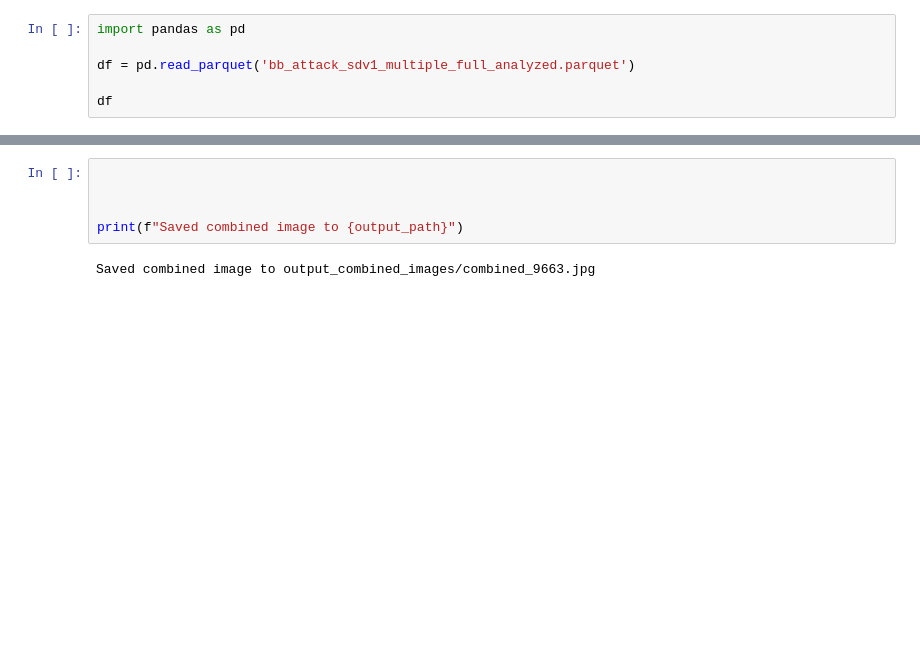
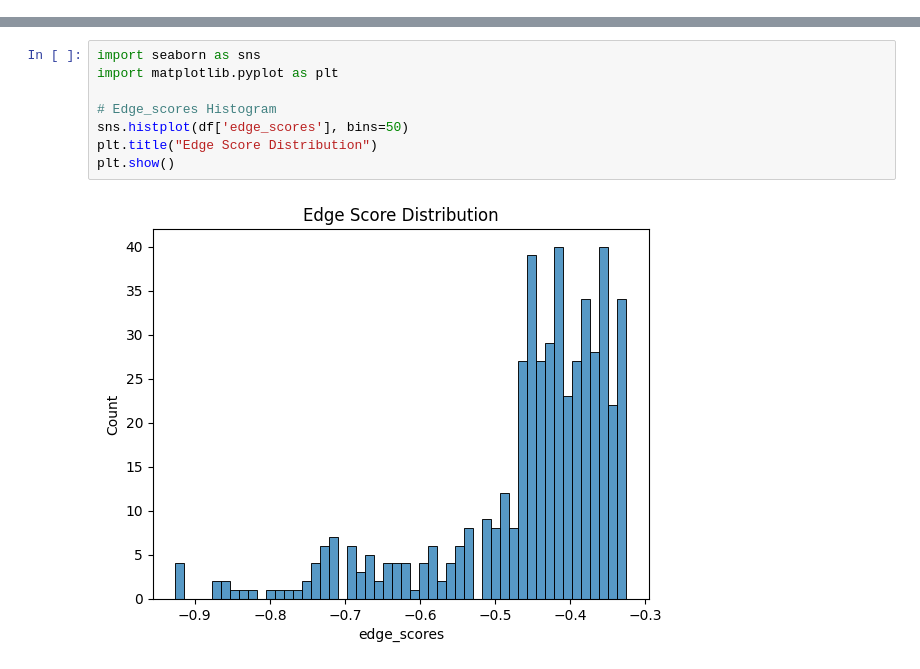
Before and after one commit to BerndSaurugger/onestep-extraction, a Jupyter notebook: test.ipynb, the cells around one changed output, grey strips where cells are left out. Drawn from its saved outputs; the diff is of its cells as text; blank space fills up the shorter version.

```diff
--- a/test.ipynb
+++ b/test.ipynb
@@ -129,6 +79,0 @@ Successfully installed contourpy-1.3.3 cycler-0.12.1 fonttools-4.59.0 kiwisolver
-# %%
-import pandas as pd
-
-df = pd.read_parquet('bb_attack_sdv1_multiple_full_analyzed.parquet')
-
-df
@@ -149,7 +80,10 @@ df
-# %%
-
-
-
-print(f"Saved combined image to {output_path}")
-# %% [output]
-Saved combined image to output_combined_images/combined_9663.jpg
+# %%
+import seaborn as sns
+import matplotlib.pyplot as plt
+
+# Edge_scores Histogram
+sns.histplot(df['edge_scores'], bins=50)
+plt.title("Edge Score Distribution")
+plt.show()
+# %% [output]
+[figure, added]
```
Also changed, not shown: parts of 21 cells of this notebook, 29 other files.
